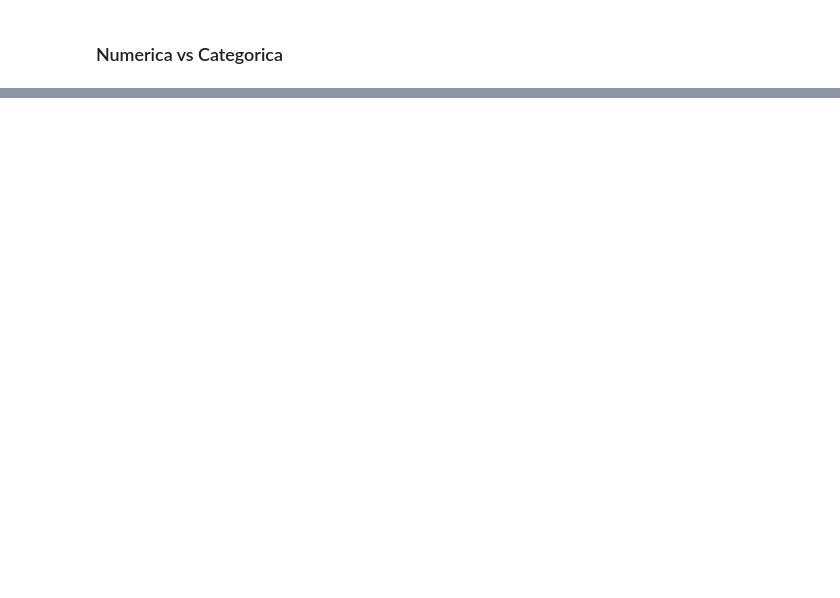
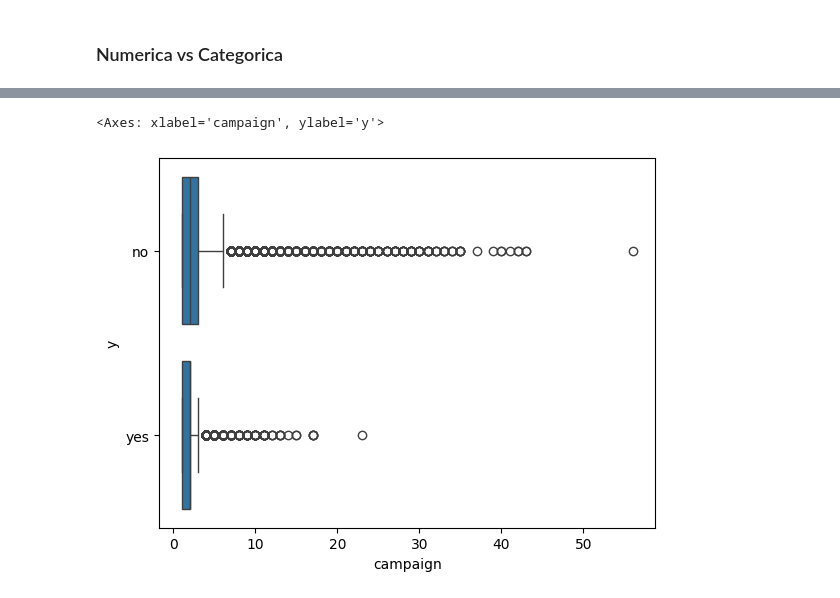
Before and after one commit to diegodelarubia/Trabajo_Final_Master-TFM-, a Jupyter notebook: TFM.ipynb, the cells around one changed output, grey strips where cells are left out. Saved outputs shown, nothing was run; the diff lists cells and outputs as text; code cells hidden in the pictures; blank space fills up the shorter version.

```diff
--- a/TFM.ipynb
+++ b/TFM.ipynb
@@ -273,0 +514,5 @@ sns.boxplot(x='age', y='default', data=df)
+# %%
+sns.boxplot(x='campaign', y='y', data=df)
+# %% [output]
+<Axes: xlabel='campaign', ylabel='y'>
+[figure, added]
```
Also changed, not shown: parts of 67 cells of this notebook, 1 other file.
